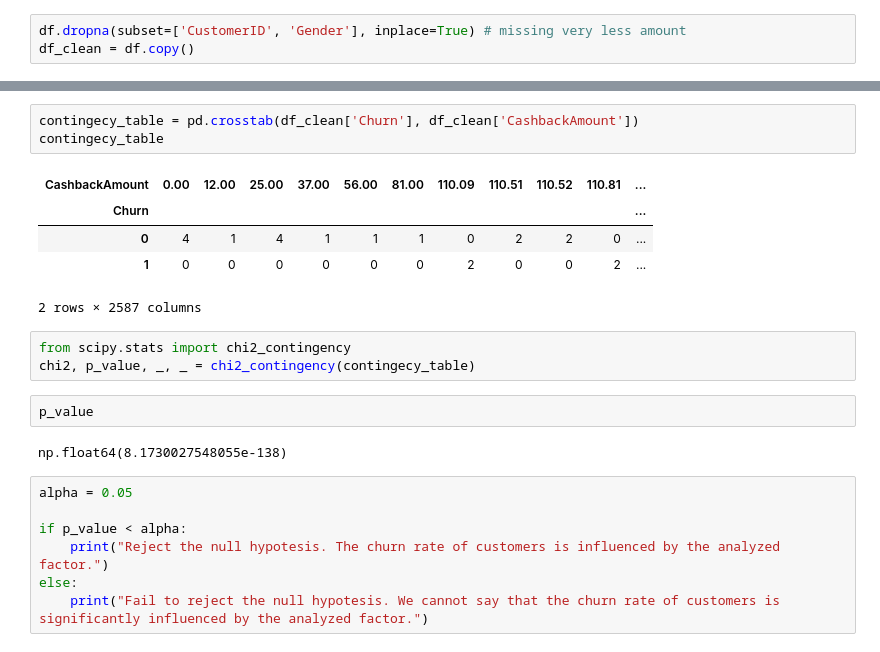
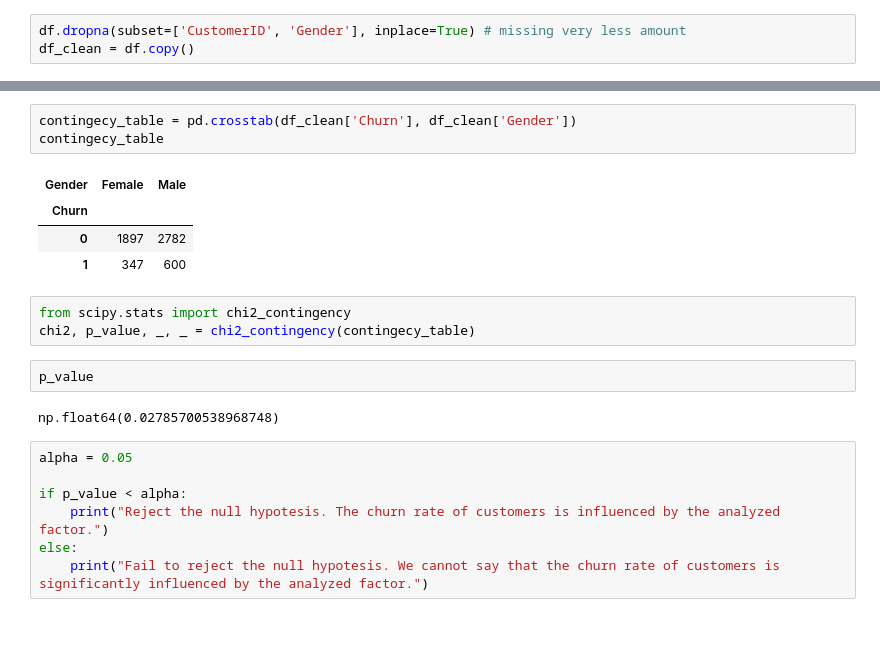
Before and after one commit to Emirhankayar/churnpred, a Jupyter notebook: ChurnPred.ipynb, the cells around one changed output, grey strips where cells are left out. Cells and saved outputs as stored; diff of their text form.

```diff
--- a/ChurnPred.ipynb
+++ b/ChurnPred.ipynb
@@ -238,19 +231,18 @@ df_clean[['CashbackAmount','Churn']].groupby('Churn').agg('mean')
 # %%
-contingecy_table = pd.crosstab(df_clean['Churn'], df_clean['CashbackAmount'])
+contingecy_table = pd.crosstab(df_clean['Churn'], df_clean['Gender'])
 contingecy_table
 # %% [output]
-| CashbackAmount | 0.00 | 12.00 | 25.00 | 37.00 | 56.00 | 81.00 | 110.09 | 110.51 | 110.52 | 110.81 | ... |
-| Churn |  |  |  |  |  |  |  |  |  |  | ... |
-| 0 | 4 | 1 | 4 | 1 | 1 | 1 | 0 | 2 | 2 | 0 | ... |
-| 1 | 0 | 0 | 0 | 0 | 0 | 0 | 2 | 0 | 0 | 2 | ... |
+| Gender | Female | Male |
+| Churn |  |  |
+| 0 | 1897 | 2782 |
+| 1 | 347 | 600 |
-2 rows × 2587 columns
 # %%
 from scipy.stats import chi2_contingency
 chi2, p_value, _, _ = chi2_contingency(contingecy_table)
 # %%
 p_value
 # %% [output]
-np.float64(8.1730027548055e-138)
+np.float64(0.02785700538968748)
 # %%
 alpha = 0.05
 
```
Also changed, not shown: parts of 13 cells of this notebook.
